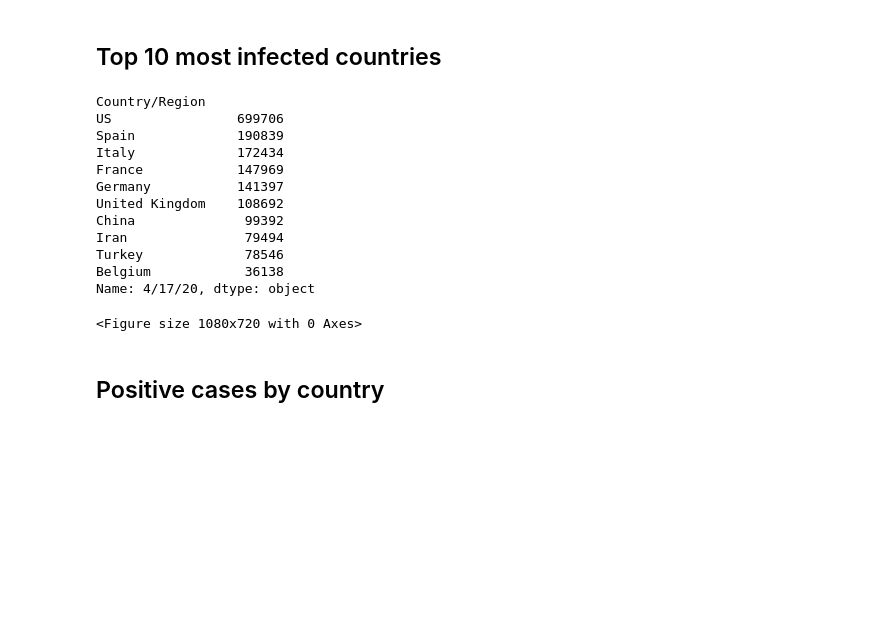
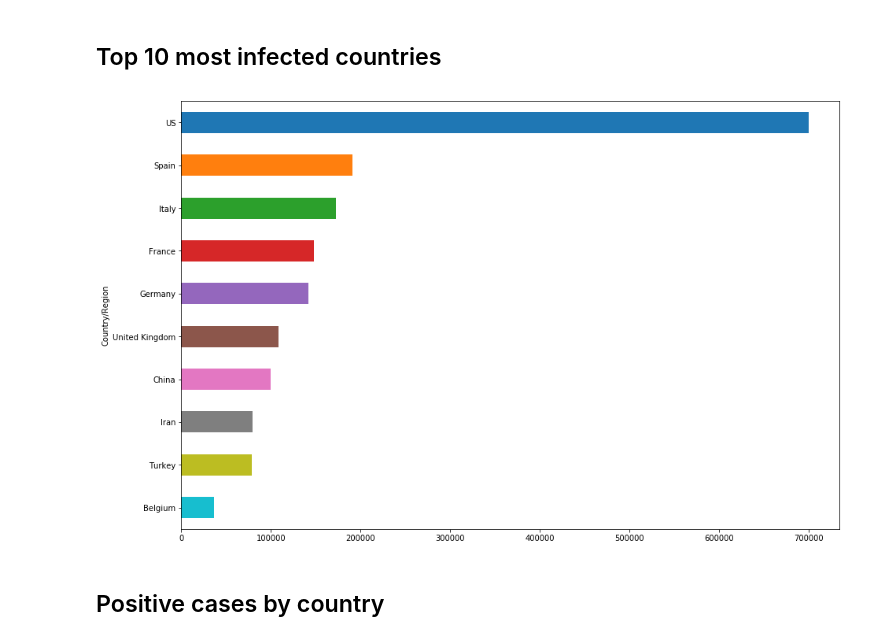
Before and after one commit to ericoliverio/covid-analysis, a Jupyter notebook: COVID Global Data.ipynb, the cells around one changed output. Drawn from its saved outputs; the diff is of its cells as text; code cells hidden in the pictures; blank space fills up the shorter version.

```diff
--- a/COVID Global Data.ipynb
+++ b/COVID Global Data.ipynb
@@ -145,27 +145,14 @@ plt.show()
 # %%
 plt.figure(figsize=(15,10))
 
 df10 = df_top.iloc[:,0:10]
 df10 = df10.T['4/17/20']
-df10
 
 ax = df10.plot(kind='barh')
 ax.invert_yaxis()
 plt.show()
 # %% [output]
-Country/Region
-US                699706
-Spain             190839
-Italy             172434
-France            147969
-Germany           141397
-United Kingdom    108692
-China              99392
-Iran               79494
-Turkey             78546
-Belgium            36138
-Name: 4/17/20, dtype: object
-<Figure size 1080x720 with 0 Axes>
+[figure, added]
 # %% [markdown]
 ## Positive cases by country
 # %%
```
